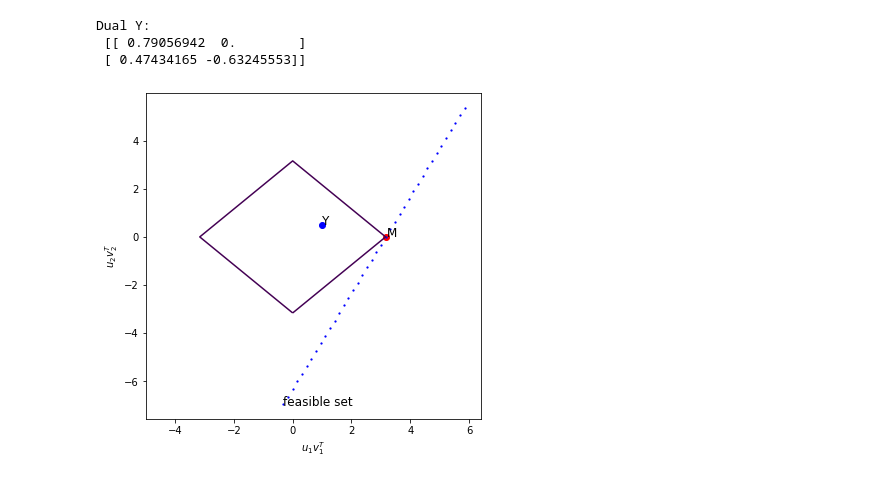
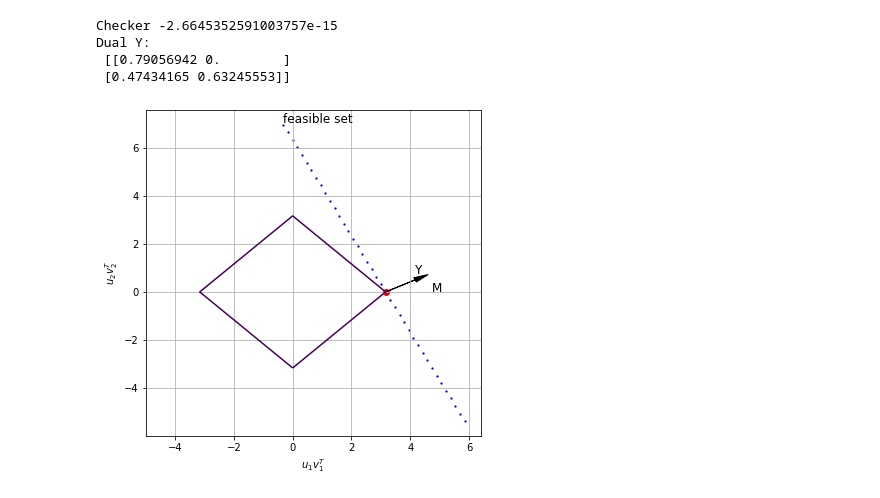
Before and after one commit to akrajewska/cost-prophet, a Jupyter notebook: cost_prophet/nuclear_ball.ipynb, the cells around one changed output. Saved outputs shown, nothing was run; the diff lists cells and outputs as text; code cells hidden in the pictures.

```diff
--- a/cost_prophet/nuclear_ball.ipynb
+++ b/cost_prophet/nuclear_ball.ipynb
@@ -66,31 +66,37 @@ Basis vector u1v1^T:
 # %%
 x = np.arange(-5, 5, 0.1)
 y = np.arange(-5, 5, 0.1)
 X, Y = np.meshgrid(x, y)
 Z = np.abs(X) + np.abs(Y)
 fig, ax = plt.subplots(figsize=(6, 6))
 ax.contour(X, Y, Z, levels=[M_norm])
 plt.scatter(*s, c='r')
-plt.text(*(1.01 * s), "M", fontsize=12)
+plt.text(*(1.5 * s), "M", fontsize=12)
 for i in np.arange(-10, 10, 0.5):
     A = M.copy()
     A[0, 1] = i
     coeffs = get_coefficients(A)
     if i == -10:
         plt.text(*(np.array(coeffs) * 1.01), "feasible set", fontsize=12)
     plt.scatter(*get_coefficients(A), c='b', s=1.5)
 
-plt.scatter(1, get_dual(base), c='b')
-plt.text((1 + 0.01), get_dual(base) * (1.01), "Y", fontsize=12)
+# plt.scatter(s[0] + 1, s[1]+ get_dual(base), c='b')
+checker = np.array([1, get_dual(base)])@ np.array([get_coefficients(A)[0]-s[0], get_coefficients(A)[1]-s[1]])
+print(f"Checker {checker}")
+# plt.plot([s[0], s[0]+1], [s[1], s[1]+ get_dual(base)])
+ax.arrow(*s, 1, get_dual(base), head_width=0.2, head_length=0.5, fc='k', ec='k')
+plt.text((s[0] + 1 + 0.01), (s[1] + get_dual(base)) * (1.5), "Y", fontsize=12)
 print(f"Dual Y:\n {base[0] + get_dual(base) * base[1]}")
 plt.xlabel(r'$u_1v_1^T$')
 plt.ylabel(r'$u_2v_2^T$')
+plt.grid(True)
 plt.show()
 # %% [output]
+Checker -2.6645352591003757e-15
 Dual Y:
- [[ 0.79056942  0.        ]
- [ 0.47434165 -0.63245553]]
+ [[0.79056942 0.        ]
+ [0.47434165 0.63245553]]
-[figure, old version]
+[figure, new version]
 # %%
 z = get_coefficients(M)
 
```
Also changed, not shown: parts of 4 cells of this notebook.
